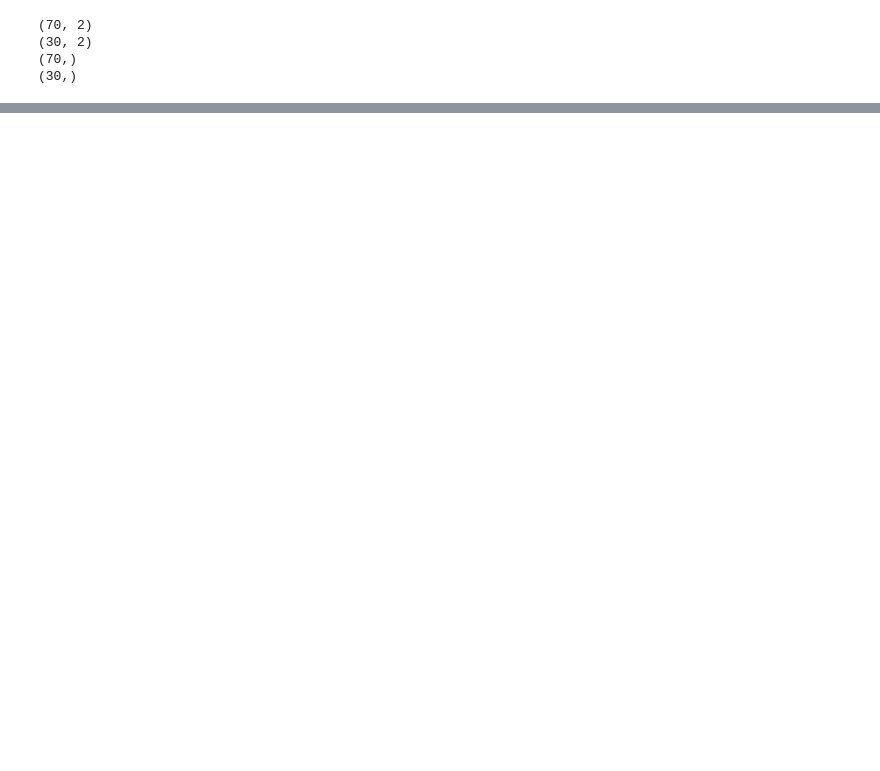
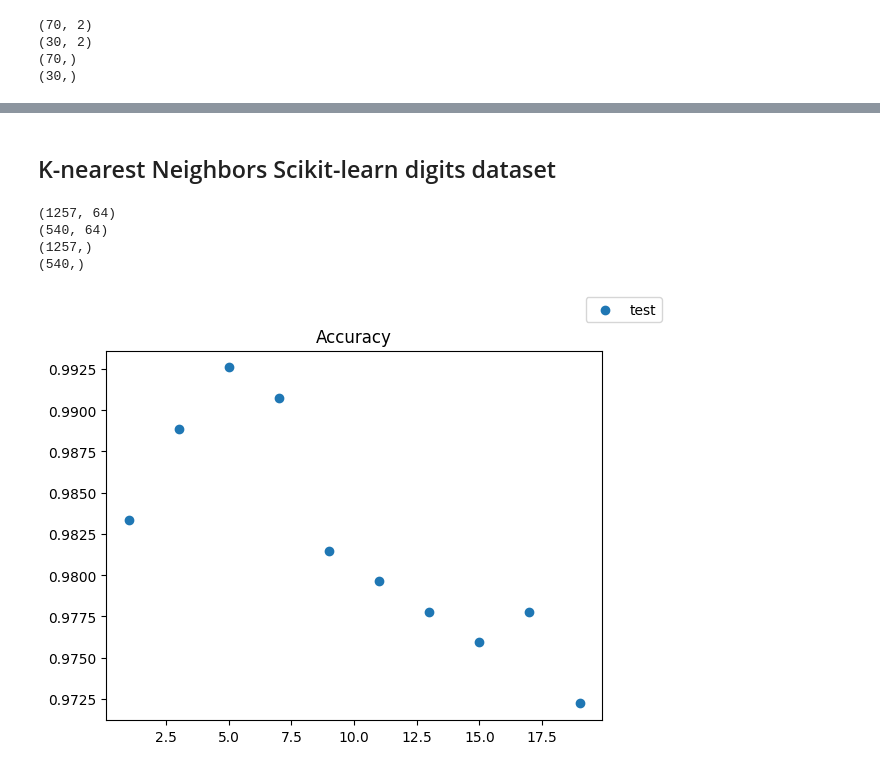
Before and after one commit to WaShindeiru/MachineLearning, a Jupyter notebook: lab6/clusterization.ipynb, the cells around one changed output, grey strips where cells are left out. Cells and saved outputs as stored; diff of their text form; code cells hidden in the pictures; blank space fills up the shorter version.

```diff
--- a/lab6/clusterization.ipynb
+++ b/lab6/clusterization.ipynb
@@ -88,0 +206,2 @@ plt.plot(k_examples, accuracy_tab)
+# %% [markdown]
+## K-nearest Neighbors Scikit-learn digits dataset
@@ -88,0 +212,39 @@ plt.plot(k_examples, accuracy_tab)
+# %%
+data = load_digits()
+y = data['target']
+x = data['data']
+# %%
+x_train, x_test, y_train, y_test = train_test_split(x, y, test_size=0.3, random_state=42)
+# %%
+print(x_train.shape)
+print(x_test.shape)
+print(y_train.shape)
+print(y_test.shape)
+# %% [output]
+(1257, 64)
+(540, 64)
+(1257,)
+(540,)
+# %%
+k_examples = [1, 3, 5, 7, 9, 11, 13, 15, 17, 19]
+accuracy_tab_test = []
+model_tab = []
+
+for k in k_examples:
+    knn_classifier = KNeighborsClassifier(k)
+    knn_classifier.fit(x_train, y_train)
+    model_tab.append(knn_classifier)
+
+    y_pred = knn_classifier.predict(x_test)
+    temp = np.where(y_pred == y_test, 1, 0)
+
+    accuracy = np.sum(temp) / y_test.shape[0]
+    accuracy_tab_test.append(accuracy)
+
+ax = plt.figure()
+plt.scatter(k_examples, accuracy_tab_test)
+plt.title("Accuracy")
+ax.legend(["test"])
+plt.show()
+# %% [output]
+[figure, added]
```
Also changed, not shown: parts of 16 cells of this notebook.
